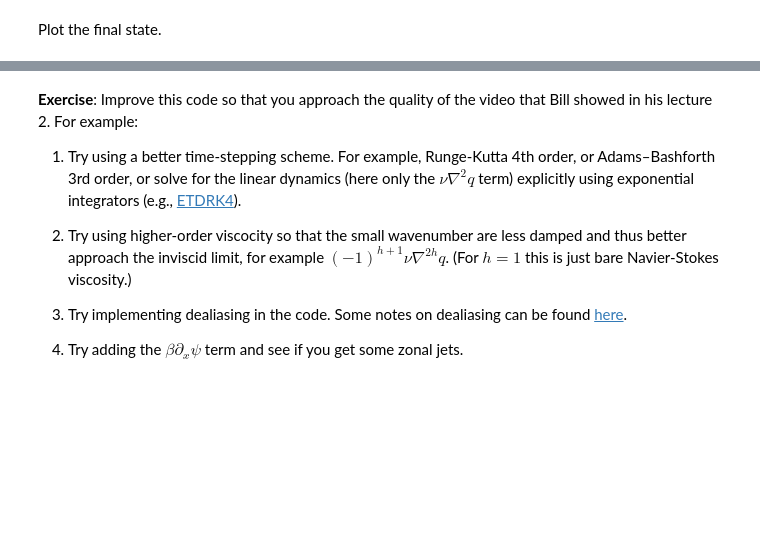
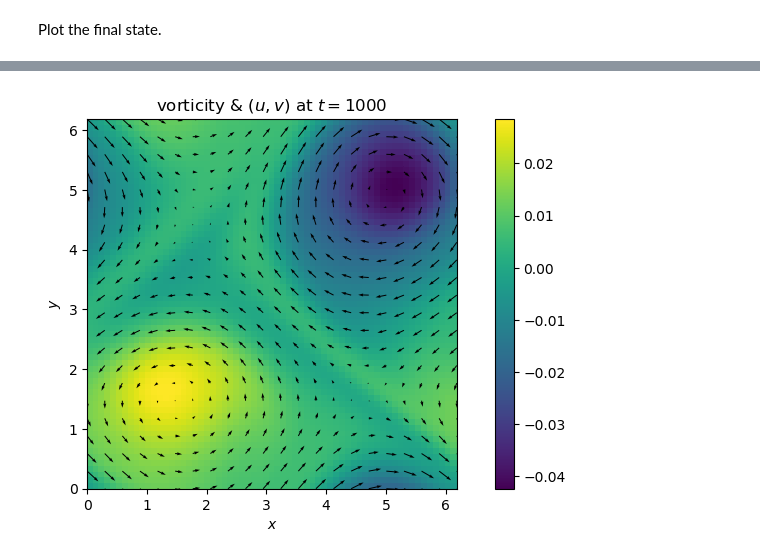
Before and after one commit to navidcy/PseudospectralTutorial, a Jupyter notebook: UNCW2018/part2/UNCW-Pseudospectral-part2.ipynb, the cells around one changed output, grey strips where cells are left out. Saved outputs shown, nothing was run; the diff lists cells and outputs as text; code cells hidden in the pictures; blank space fills up the shorter version.

```diff
--- a/UNCW2018/part2/UNCW-Pseudospectral-part2.ipynb
+++ b/UNCW2018/part2/UNCW-Pseudospectral-part2.ipynb
@@ -188,10 +121,21 @@ colorbar();
-# %% [markdown]
-**Exercise**: Improve this code so that you approach the quality of the video that Bill showed in his lecture 2. For example:
-
-1. Try using a better time-stepping scheme. For example, Runge-Kutta 4th order, or Adams–Bashforth 3rd order, or solve for the linear dynamics (here only the $\nu \nabla^2 q$ term) explicitly using exponential integrators (e.g., [ETDRK4](https://github.com/navidcy/ETDRK4_notes)).
-
-2. Try using higher-order viscocity so that the small wavenumber are less damped and thus  better approach the inviscid limit, for example $(-1)^{h+1}\nu \nabla^{2h} q$. (For $h=1$ this is just bare Navier-Stokes viscosity.)
-
-3. Try implementing dealiasing in the code. Some notes on dealiasing can be found [here](http://pauli.uni-muenster.de/tp/fileadmin/lehre/NumMethoden/SS16/pseudospectral.pdf).
-
-4. Try adding the $\beta\partial_x\psi$ term and see if you get some zonal jets.
+# %%
+time = tfin
+zeta = real(ifft(zetah))
+psih = -invksq.*zetah               # calculate \hat{ψ}
+u = real(ifft(-im*L.*psih))         # calculate u velocity u(x,y,t)
+v = real(ifft(+im*K.*psih))         # calculate v velocity v(x,y,t)
+
+
+nc = 3 # plot arrows every nc points
+
+figure(1)
+pcolormesh(X, Y, zeta)
+colorbar()
+quiver(X[1:nc:end,1:nc:end], Y[1:nc:end,1:nc:end], u[1:nc:end,1:nc:end], v[1:nc:end,1:nc:end])
+xlabel(L"$x$")
+ylabel(L"$y$")
+title("vorticity \& \$(u,v)\$ at \$t = $time \$")
+draw()
+axis("square");
+# %% [output]
+[figure, added]
```
Also changed, not shown: parts of 7 cells of this notebook.
